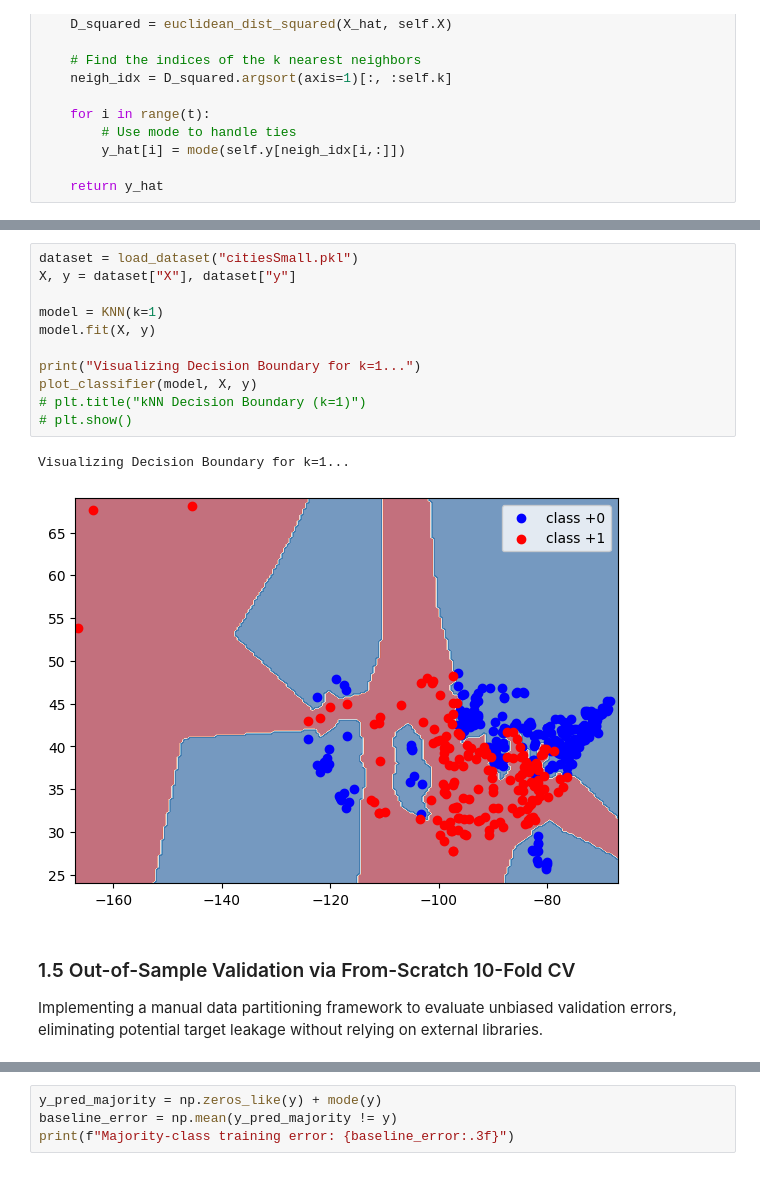
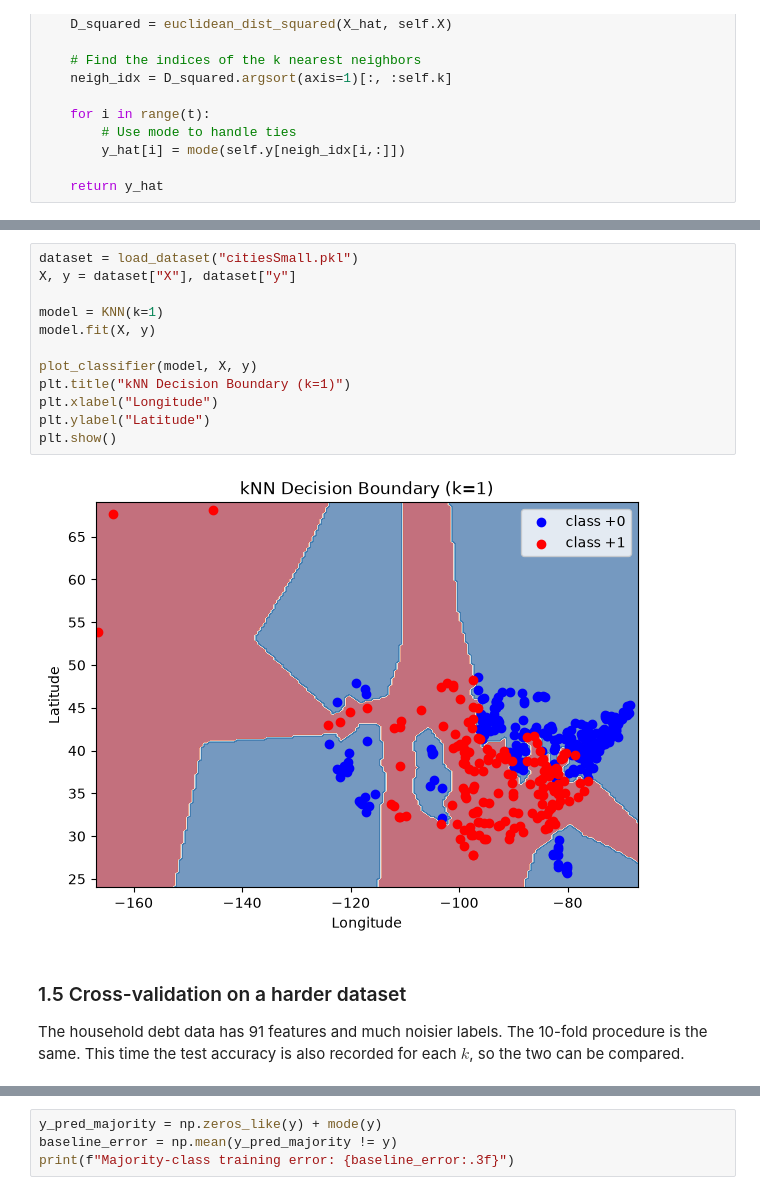
Before and after one commit to HamedHeli/ml-from-scratch, a Jupyter notebook: notebooks/ml-from-scratch.ipynb, the cells around one changed output, grey strips where cells are left out. Drawn from its saved outputs; the diff is of its cells as text.

Commit message:
Asking Claude to clean the code and ensure the codes are running. Ensure Claude does not change the main codes to keep it the same as how I wrote it originally.

```diff
--- a/notebooks/ml-from-scratch.ipynb
+++ b/notebooks/ml-from-scratch.ipynb
@@ -251,20 +225,20 @@ The testing error for tree with maximum depth of 5 is 16.1%
 # %%
 dataset = load_dataset("citiesSmall.pkl")
 X, y = dataset["X"], dataset["y"]
 
 model = KNN(k=1)
 model.fit(X, y)
 
-print("Visualizing Decision Boundary for k=1...")
 plot_classifier(model, X, y)
-# plt.title("kNN Decision Boundary (k=1)")
-# plt.show()
+plt.title("kNN Decision Boundary (k=1)")
+plt.xlabel("Longitude")
+plt.ylabel("Latitude")
+plt.show()
 # %% [output]
-Visualizing Decision Boundary for k=1...
-[figure, old version]
+[figure, new version]
-# %% [markdown]
-### 1.5 Out-of-Sample Validation via From-Scratch 10-Fold CV
-Implementing a manual data partitioning framework to evaluate unbiased validation errors, eliminating potential target leakage without relying on external libraries.
+# %% [markdown]
+### 1.5 Cross-validation on a harder dataset
+The household debt data has 91 features and much noisier labels. The 10-fold procedure is the same. This time the test accuracy is also recorded for each $k$, so the two can be compared.
 # %%
 def cross_validate_knn():
     dataset = load_dataset("ccdebt.pkl")
```
Also changed, not shown: parts of 85 cells of this notebook, 11 other files.
